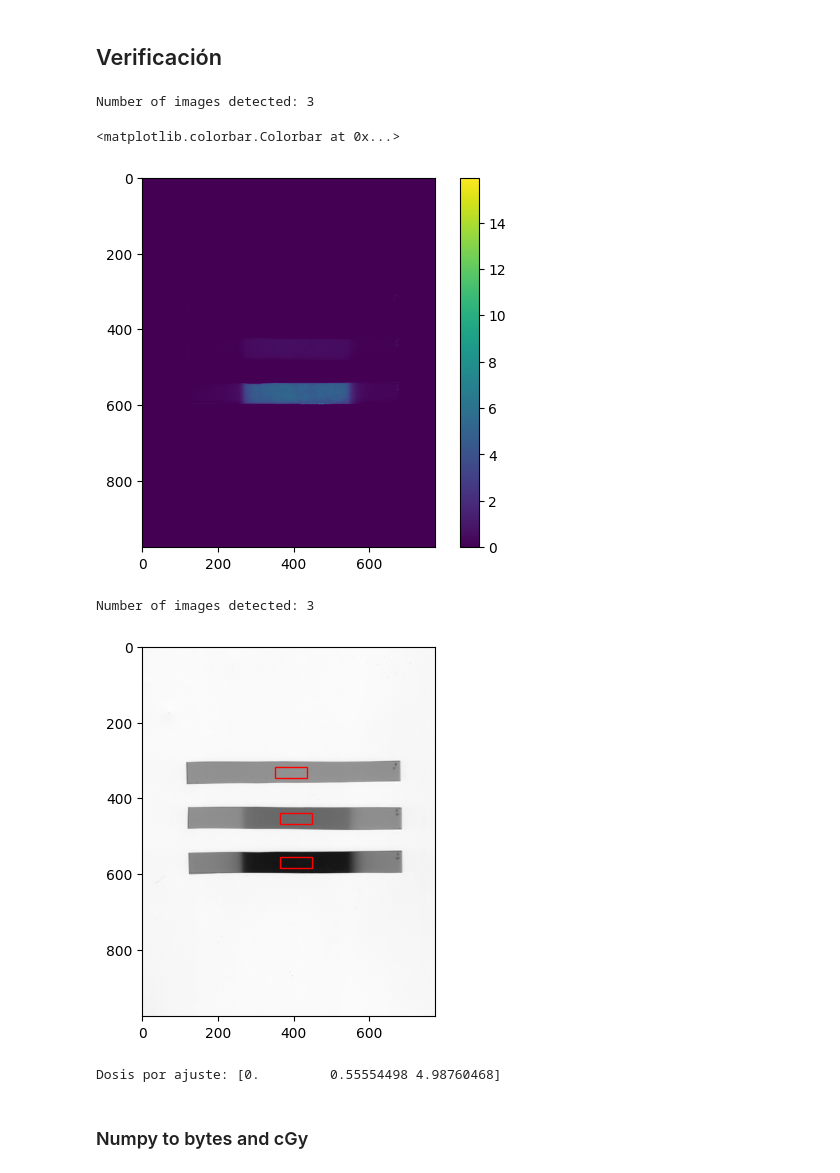
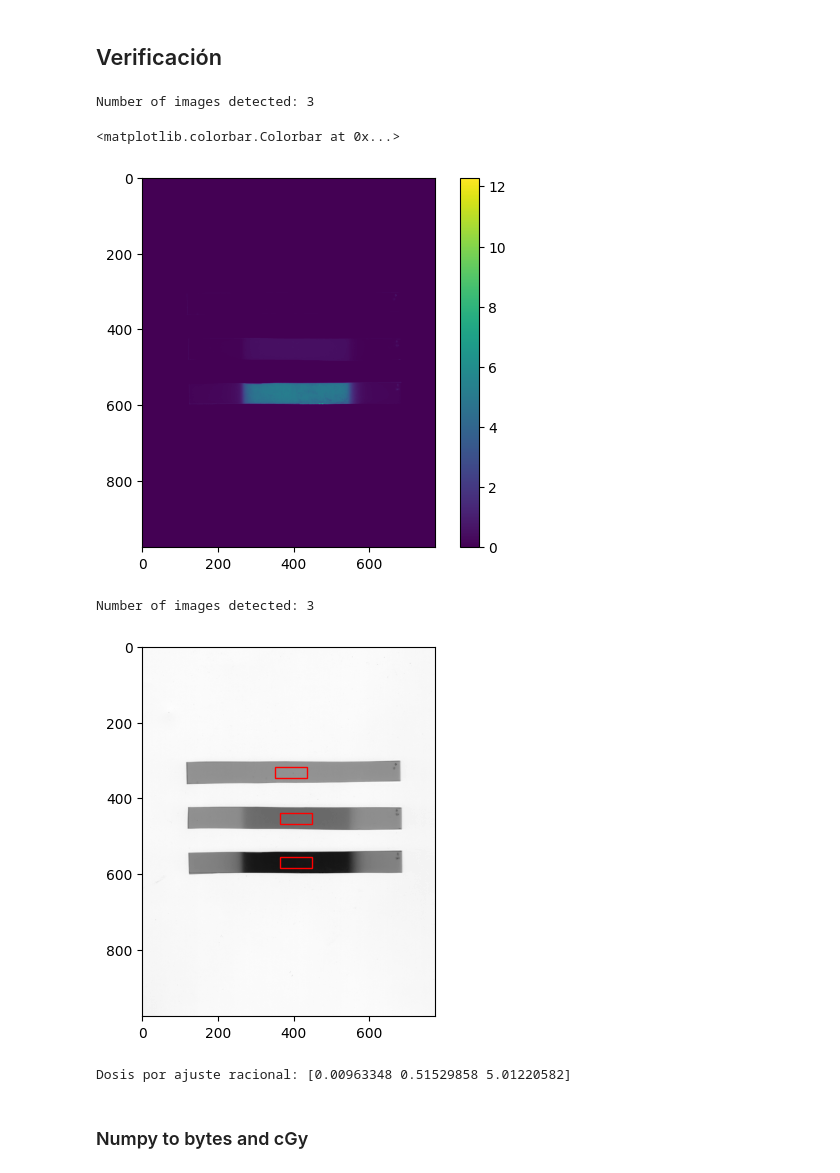
Before and after one commit to LuisOlivaresJ/Dosepy, a Jupyter notebook: src/Dosepy/Film calibration.ipynb, the cells around one changed output. Cells and saved outputs as stored; diff of their text form; code cells hidden in the pictures.

```diff
--- a/src/Dosepy/Film calibration.ipynb
+++ b/src/Dosepy/Film calibration.ipynb
@@ -18,7 +18,7 @@ cal_image = load(file_path, for_calib = True)
 # %% [markdown]
 ### Obtener curva de calibración
 # %%
-cal = cal_image.get_calibration(doses = imparted_doses, channel = "B", roi = (16, 8), func = "P3")
-cal.plot(color = 'blue')
+cal = cal_image.get_calibration(doses = imparted_doses, channel = "R", roi = (16, 8), func = "RF")
+cal.plot(color = 'red')
 # %% [output]
 Number of images detected: 9
@@ -38,44 +38,47 @@ Number of images detected: 9
 # %%
 #Lectura de archivo
 #verif_path = Path("/home/luis/Downloads") / "VERIFICACION_1.tif"  # Office PC
 verif_path = Path("/home/luis/Descargas") / "VERIFICACION_1.tif" # Personal laptop
 verif = load(verif_path)
 
 dose_img = verif.to_dose(cal)
 
 import matplotlib.pyplot as plt
 fig, ax = plt.subplots(ncols=1)
 
 # plot and save the
 # color "mappable" object returned by ax1.imshow
-pos = ax.imshow(dose_img)
+pos = ax.imshow(dose_img.array)
 
 # add the colorbar using the figure's method,
 # telling which mappable we're talking about and
 # which axes object it should be near
 fig.colorbar(pos, ax=ax)
 # %% [output]
 Number of images detected: 3
 <matplotlib.colorbar.Colorbar at 0x...>
-[figure, old version]
+[figure, new version]
 # %%
 import numpy as np
-from tools.calibration import polynomial_g3
+from tools.calibration import polynomial_g3, rational_func
 
-mean_pixel, _ = verif.get_stat(ch = "B", roi = (30, 10), show = True)
+mean_pixel, _ = verif.get_stat(ch = "R", roi = (30, 10), show = True)
 mean_pixel = sorted(mean_pixel, reverse = True)
-#mean_pixel
 
-optical_density = -np.log10(np.array(mean_pixel)/mean_pixel[0])
+# Pixel normalization
+norm_pixel = np.array(mean_pixel)/mean_pixel[0]
+dose_from_rational = rational_func(norm_pixel, *cal.popt)
+print(f"Dosis por ajuste racional: {dose_from_rational}")
+#optical_density = -np.log10(np.array(mean_pixel)/mean_pixel[0])
 
-dosis_from_fit = polynomial_g3(optical_density, *cal.popt)
-dosis_from_fit[dosis_from_fit < 0] = 0 # Remove doses < 0
+#dosis_from_poly = polynomial_g3(optical_density, *cal.popt)
+#dosis_from_poly[dosis_from_fit < 0] = 0 # Remove doses < 0
 
-print(f"Dosis por ajuste: {dosis_from_fit}")
+#print(f"Dosis por ajuste polinomial: {dosis_from_poly}")
 # %% [output]
 Number of images detected: 3
 [figure]
-Dosis por ajuste: [0.         0.55554498 4.98760468]
+Dosis por ajuste racional: [0.00963348 0.51529858 5.01220582]
 # %% [markdown]
 ### Numpy to bytes and cGy
 # %%
```
Also changed, not shown: parts of 6 cells of this notebook, 2 other files.
